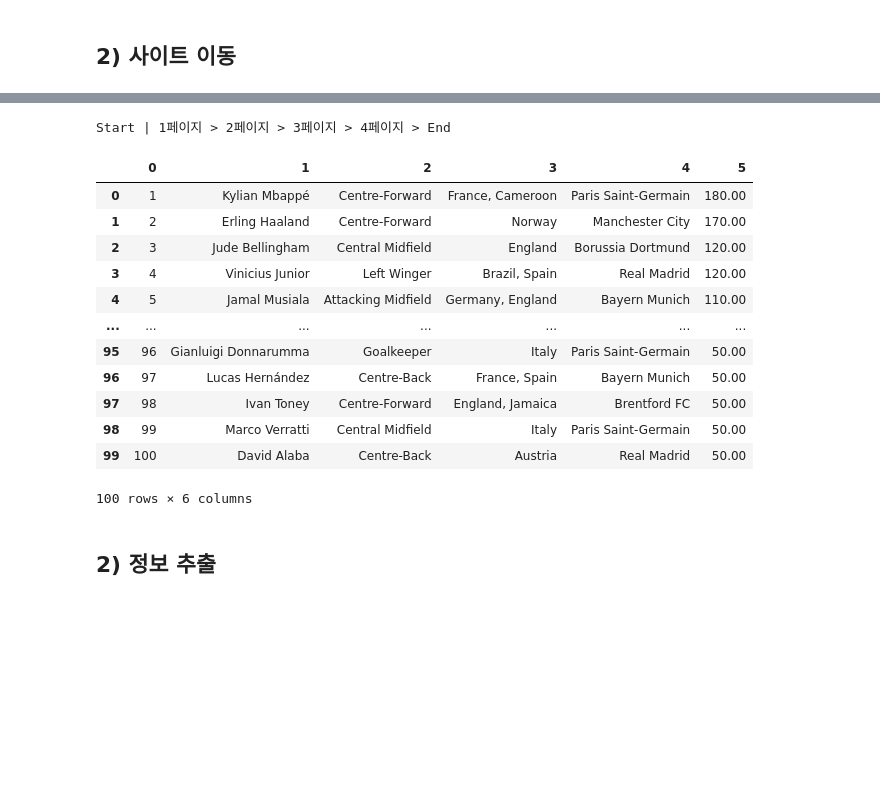
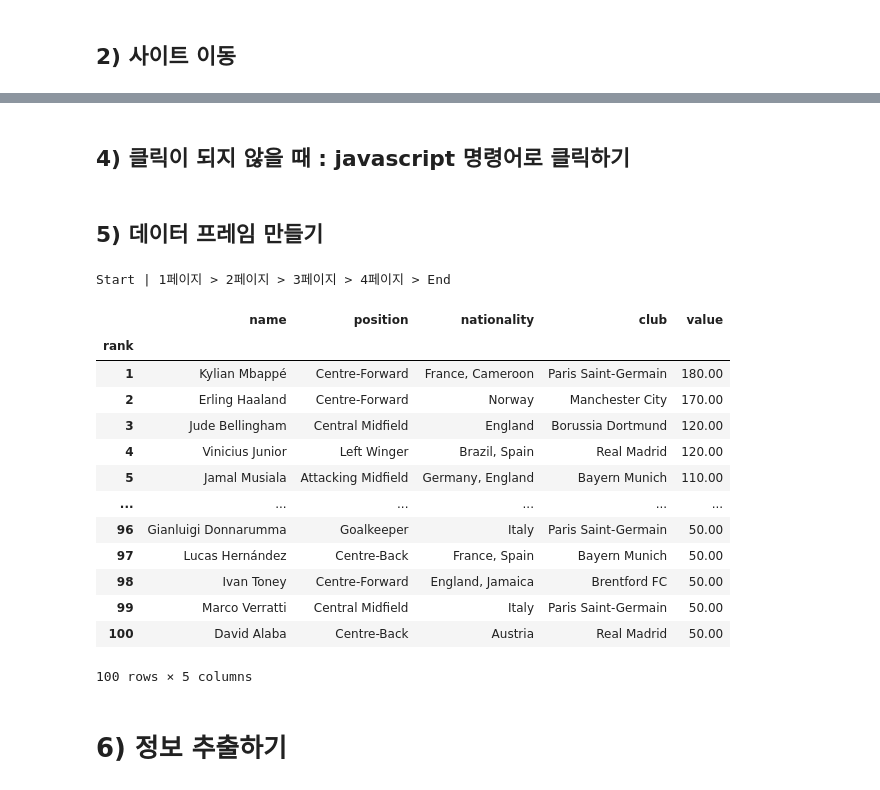
Before and after one commit to narae3759/TIL, a Jupyter notebook: Python/Web/03_Web_crawling2.ipynb, the cells around one changed output, grey strips where cells are left out. Saved outputs shown, nothing was run; the diff lists cells and outputs as text; code cells hidden in the pictures; blank space fills up the shorter version.

```diff
--- a/Python/Web/03_Web_crawling2.ipynb
+++ b/Python/Web/03_Web_crawling2.ipynb
@@ -47,62 +51,77 @@ driver.switch_to.default_content()
+# %% [markdown]
+## **4) 클릭이 되지 않을 때 : javascript 명령어로 클릭하기**
 # %%
 # onclick인 경우
 players_css = '#main > header > nav > ul > li:nth-child(4) > div > div:nth-child(2) > ul > li:nth-child(2) > a'
 players_url = driver.find_element(By.CSS_SELECTOR, players_css)
 driver.execute_script('arguments[0].click();', players_url)
+# %% [markdown]
+## **5) 데이터 프레임 만들기**
 # %%
 import re
 import pandas as pd
 import time
 
-rank_n = 100
-cnt = 0
-page = 1
-rows = []
+rank_n = 100            # 몇 위까지 수집할 것인가
+cnt = 0                 # 수집된 데이터를 카운트 하기 위한 변수
+page = 1                # 페이지를 넘기기 위한 변수
+rows = []               # 데이터 행을 모을 변수
 
 print('Start | ', end='')
 while True:
     print(f'{page}페이지 > ', end='')
+    # 페이지의 선수 목록
     players = driver.find_elements(By.CSS_SELECTOR, 'table.items > tbody > tr')
 
     for player in players:
+        # 정보(순위, 이름, 포지션, 나이, 국적, 소속, value)접근
         rank = player.find_element(By.CSS_SELECTOR, f'td:nth-child({1})').text
         name, position = player.find_element(By.CSS_SELECTOR, f'td:nth-child({2})').text.split('\n')
         age = player.find_element(By.CSS_SELECTOR, f'td:nth-child({3})').text
         nat_sel = player.find_elements(By.CSS_SELECTOR, f'td:nth-child({4}) > img')
         nationality = ', '.join([nat.get_attribute('title') for nat in nat_sel])
         club = player.find_element(By.CSS_SELECTOR, f'td:nth-child({5}) > a').get_attribute('title')
         value_text = player.find_element(By.CSS_SELECTOR, f'td:nth-child({6}) > a').text
         value = re.sub('[^0-9.]','',value_text)
 
+        # player 한 명이 끝날 때마다 카운트, row에 정보 추가
         cnt += 1
         rows.append([rank, name, position, nationality, club, value])
 
+        # 지정한 rank_n까지 수집되면 멈추기(for문 나가기)
         if cnt >= rank_n:
             break
 
+    # 지정한 rank_n까지 도달하지 못했다면 다음 페이지로 넘기고 아니면 멈추기(while문 나가기)
     if cnt < rank_n:
         page += 1
         page_css = f'#yw1 > div.pager > ul > li:nth-child({page}) > a'
         driver.find_element(By.CSS_SELECTOR, page_css).click()
-        time.sleep(3)
+        time.sleep(5)
     else:
         break
+
 print('End')
-pd.DataFrame(rows)
+
+columns = ['rank', 'name', 'position', 'nationality', 'club', 'value']
+df = pd.DataFrame(rows, columns=columns)
+df = df.set_index('rank')
+df
 # %% [output]
 Start | 1페이지 > 2페이지 > 3페이지 > 4페이지 > End
-|  | 0 | 1 | 2 | 3 | 4 | 5 |
-| 0 | 1 | Kylian Mbappé | Centre-Forward | France, Cameroon | Paris Saint-Germain | 180.00 |
-| 1 | 2 | Erling Haaland | Centre-Forward | Norway | Manchester City | 170.00 |
-| 2 | 3 | Jude Bellingham | Central Midfield | England | Borussia Dortmund | 120.00 |
-| 3 | 4 | Vinicius Junior | Left Winger | Brazil, Spain | Real Madrid | 120.00 |
-| 4 | 5 | Jamal Musiala | Attacking Midfield | Germany, England | Bayern Munich | 110.00 |
-| ... | ... | ... | ... | ... | ... | ... |
-| 95 | 96 | Gianluigi Donnarumma | Goalkeeper | Italy | Paris Saint-Germain | 50.00 |
-| 96 | 97 | Lucas Hernández | Centre-Back | France, Spain | Bayern Munich | 50.00 |
-| 97 | 98 | Ivan Toney | Centre-Forward | England, Jamaica | Brentford FC | 50.00 |
-| 98 | 99 | Marco Verratti | Central Midfield | Italy | Paris Saint-Germain | 50.00 |
-| 99 | 100 | David Alaba | Centre-Back | Austria | Real Madrid | 50.00 |
+|  | name | position | nationality | club | value |
+| rank |  |  |  |  |  |
+| 1 | Kylian Mbappé | Centre-Forward | France, Cameroon | Paris Saint-Germain | 180.00 |
+| 2 | Erling Haaland | Centre-Forward | Norway | Manchester City | 170.00 |
+| 3 | Jude Bellingham | Central Midfield | England | Borussia Dortmund | 120.00 |
+| 4 | Vinicius Junior | Left Winger | Brazil, Spain | Real Madrid | 120.00 |
+| 5 | Jamal Musiala | Attacking Midfield | Germany, England | Bayern Munich | 110.00 |
+| ... | ... | ... | ... | ... | ... |
+| 96 | Gianluigi Donnarumma | Goalkeeper | Italy | Paris Saint-Germain | 50.00 |
+| 97 | Lucas Hernández | Centre-Back | France, Spain | Bayern Munich | 50.00 |
+| 98 | Ivan Toney | Centre-Forward | England, Jamaica | Brentford FC | 50.00 |
+| 99 | Marco Verratti | Central Midfield | Italy | Paris Saint-Germain | 50.00 |
+| 100 | David Alaba | Centre-Back | Austria | Real Madrid | 50.00 |
-100 rows × 6 columns
+100 rows × 5 columns
 # %% [markdown]
-## **2) 정보 추출**
+# **6) 정보 추출하기**
```
Also changed, not shown: parts of 19 cells of this notebook.
